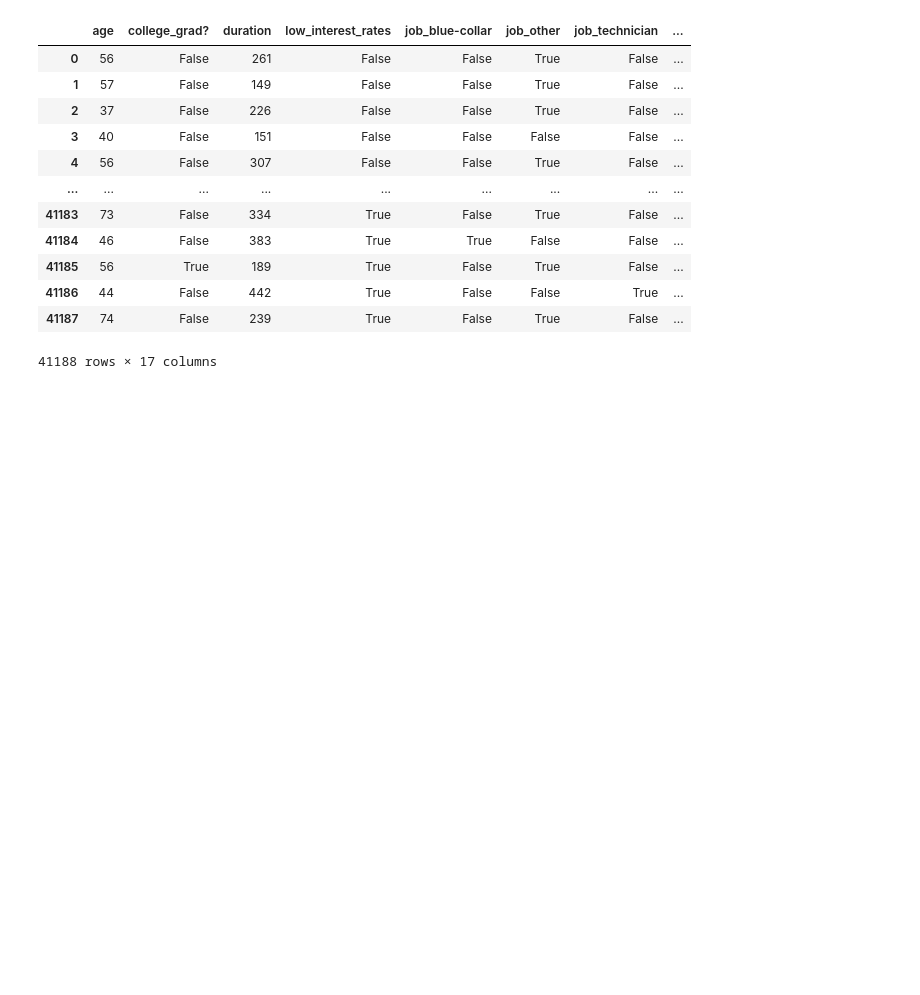
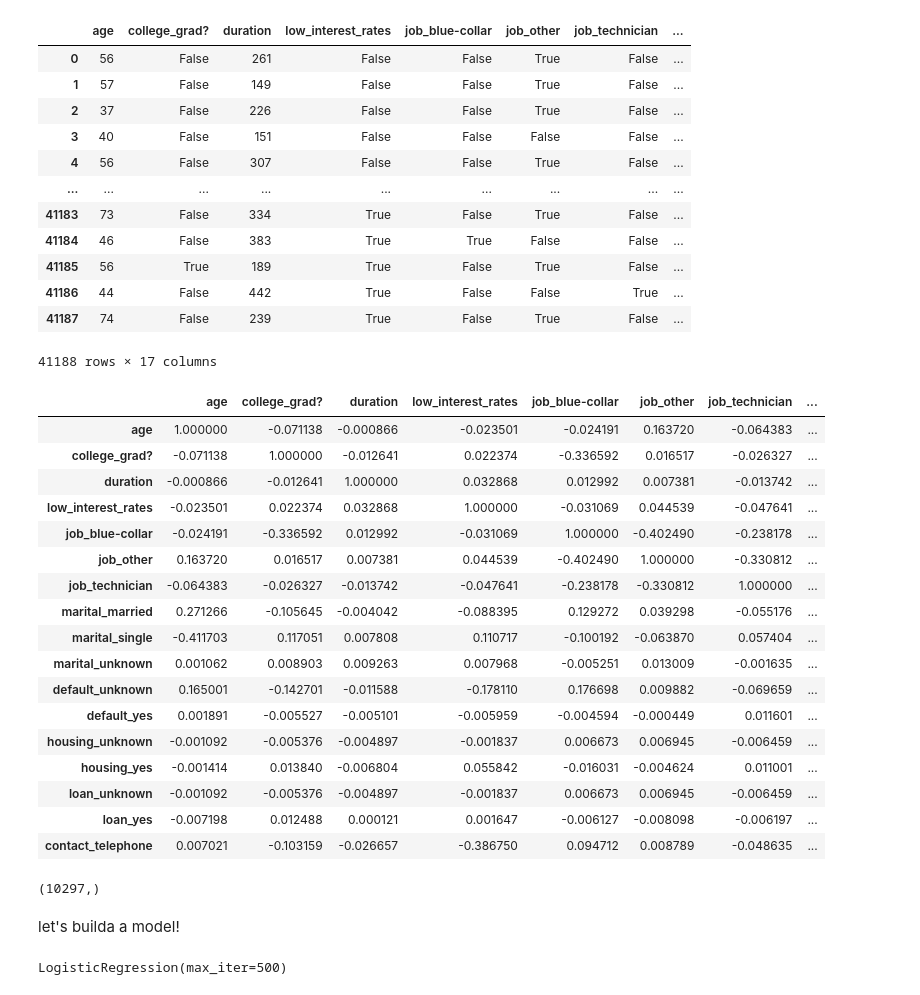
Before and after one commit to utkuseyithanoglu/utku-machine-learning-python-template, a Jupyter notebook: src/explore.ipynb, the cells around one changed output. Cells and saved outputs as stored; diff of their text form; code cells hidden in the pictures; blank space fills up the shorter version.

```diff
--- a/src/explore.ipynb
+++ b/src/explore.ipynb
@@ -397,3 +397,24 @@ x_dummies # 17 tane
 | 41186 | 44 | False | 442 | True | False | False | True | ... |
 | 41187 | 74 | False | 239 | True | False | True | False | ... |
 41188 rows × 17 columns
+# %%
+x_dummies.corr()
+# %% [output]
+|  | age | college_grad? | duration | low_interest_rates | job_blue-collar | job_other | job_technician | ... |
+| age | 1.000000 | -0.071138 | -0.000866 | -0.023501 | -0.024191 | 0.163720 | -0.064383 | ... |
+| college_grad? | -0.071138 | 1.000000 | -0.012641 | 0.022374 | -0.336592 | 0.016517 | -0.026327 | ... |
+| duration | -0.000866 | -0.012641 | 1.000000 | 0.032868 | 0.012992 | 0.007381 | -0.013742 | ... |
+| low_interest_rates | -0.023501 | 0.022374 | 0.032868 | 1.000000 | -0.031069 | 0.044539 | -0.047641 | ... |
+| job_blue-collar | -0.024191 | -0.336592 | 0.012992 | -0.031069 | 1.000000 | -0.402490 | -0.238178 | ... |
+| job_other | 0.163720 | 0.016517 | 0.007381 | 0.044539 | -0.402490 | 1.000000 | -0.330812 | ... |
+| job_technician | -0.064383 | -0.026327 | -0.013742 | -0.047641 | -0.238178 | -0.330812 | 1.000000 | ... |
+| marital_married | 0.271266 | -0.105645 | -0.004042 | -0.088395 | 0.129272 | 0.039298 | -0.055176 | ... |
+| marital_single | -0.411703 | 0.117051 | 0.007808 | 0.110717 | -0.100192 | -0.063870 | 0.057404 | ... |
+| marital_unknown | 0.001062 | 0.008903 | 0.009263 | 0.007968 | -0.005251 | 0.013009 | -0.001635 | ... |
+| default_unknown | 0.165001 | -0.142701 | -0.011588 | -0.178110 | 0.176698 | 0.009882 | -0.069659 | ... |
+| default_yes | 0.001891 | -0.005527 | -0.005101 | -0.005959 | -0.004594 | -0.000449 | 0.011601 | ... |
+| housing_unknown | -0.001092 | -0.005376 | -0.004897 | -0.001837 | 0.006673 | 0.006945 | -0.006459 | ... |
+| housing_yes | -0.001414 | 0.013840 | -0.006804 | 0.055842 | -0.016031 | -0.004624 | 0.011001 | ... |
+| loan_unknown | -0.001092 | -0.005376 | -0.004897 | -0.001837 | 0.006673 | 0.006945 | -0.006459 | ... |
+| loan_yes | -0.007198 | 0.012488 | 0.000121 | 0.001647 | -0.006127 | -0.008098 | -0.006197 | ... |
+| contact_telephone | 0.007021 | -0.103159 | -0.026657 | -0.386750 | 0.094712 | 0.008789 | -0.048635 | ... |
@@ -399,0 +423,6 @@ x_dummies # 17 tane
+# %%
+y_test.shape
+# %% [output]
+(10297,)
+# %% [markdown]
+let's builda a model!
@@ -399,0 +431,5 @@ x_dummies # 17 tane
+# %%
+logreg_model = LogisticRegression(max_iter=500)
+logreg_model.fit(x_train,y_train)
+# %% [output]
+LogisticRegression(max_iter=500)
```
Also changed, not shown: parts of 16 cells of this notebook.
